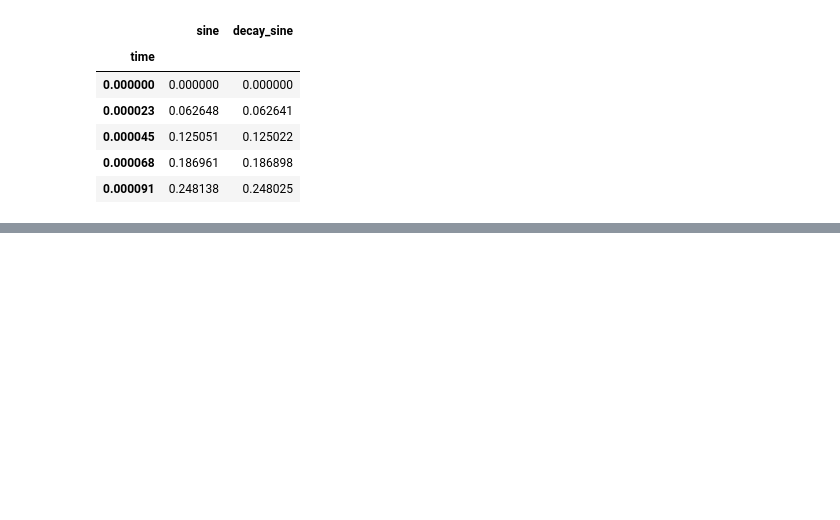
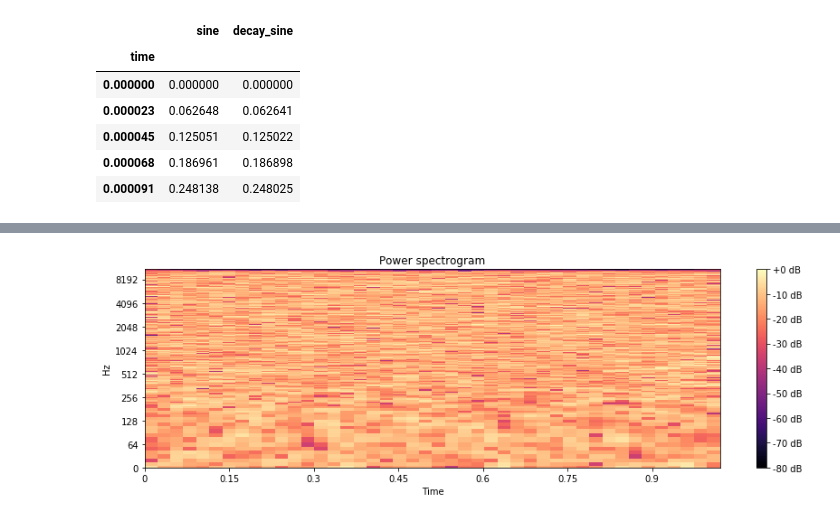
Before and after one commit to kargenk/sound_processing_practice, a Jupyter notebook: sine_wave.ipynb, the cells around one changed output, grey strips where cells are left out. Saved outputs shown, nothing was run; the diff lists cells and outputs as text; code cells hidden in the pictures; blank space fills up the shorter version.

```diff
--- a/sine_wave.ipynb
+++ b/sine_wave.ipynb
@@ -108,0 +138,13 @@ display.Audio(generated['decay_sine'], rate=fs)
+# %%
+y, sr = librosa.load('./src/noise.wav')  # 読み込み
+S = np.abs(librosa.stft(y))              # 短時間フーリエ変換
+
+# スペクトログラムを描画(白色雑音なのでどの周波数帯域にも満遍なく信号が見られる)
+plt.figure(figsize=(12, 4))
+librosa.display.specshow(librosa.amplitude_to_db(S, ref=np.max), x_axis='time', y_axis='log')
+plt.title('Power spectrogram')
+plt.colorbar(format='%+2.0f dB')
+plt.tight_layout()
+plt.show()
+# %% [output]
+[figure, added]
```
Also changed, not shown: parts of 5 cells of this notebook.
